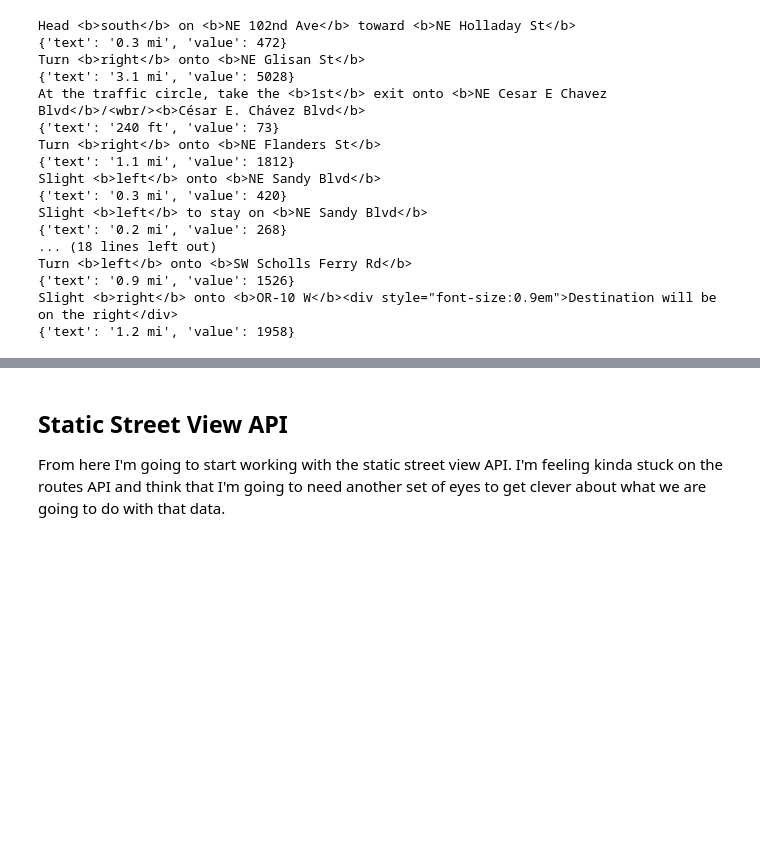
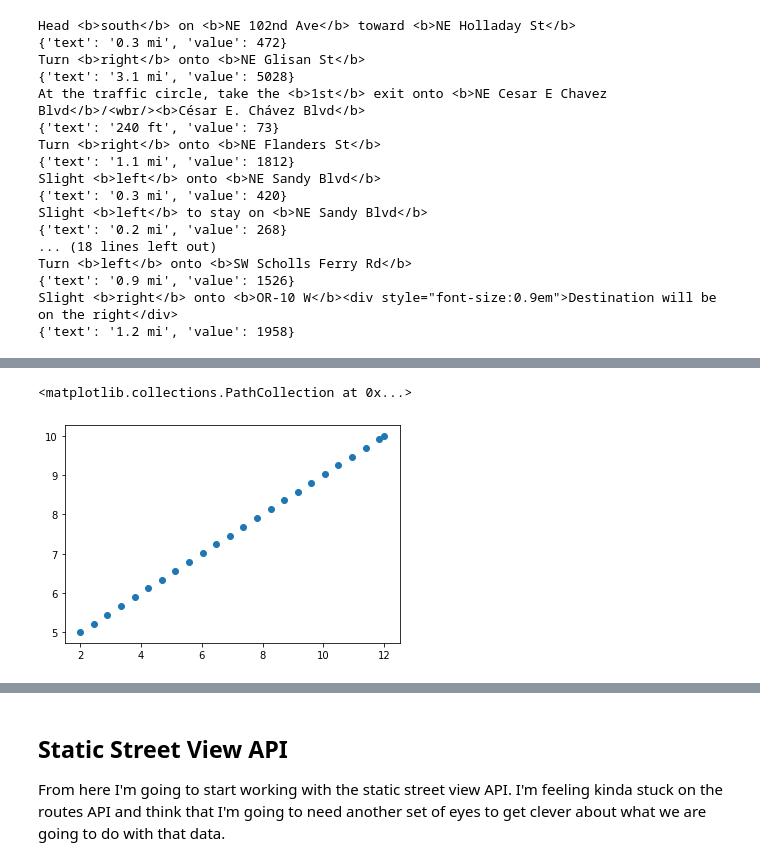
Before and after one commit to WheelGood/DS, a Jupyter notebook: APIexploration.ipynb, the cells around one changed output, grey strips where cells are left out. Drawn from its saved outputs; the diff is of its cells as text; code cells hidden in the pictures; blank space fills up the shorter version.

Commit message:
adding a path finding function

```diff
--- a/APIexploration.ipynb
+++ b/APIexploration.ipynb
@@ -401,7 +433,6 @@ mcdonalds, murl = getDirections('1030 ne 102nd ave', 'portland','OR', '9475 sw b
 #this confirms that the steps of the URL that was created are the correct steps
 #only downside is that there is virutally nothing to do with them
 locations=getSteps(murl)
-for step in location:
 # %% [output]
 Head <b>south</b> on <b>NE 102nd Ave</b> toward <b>NE Holladay St</b>
 {'text': '0.3 mi', 'value': 472}
@@ -442,0 +454,7 @@ mcdonalds
+# %%
+locations
+start['x']=locations[0][0]['lat']
+start['y']=locations[0][0]['lng']
+stop['x']=locations[0][1]['lat']
+stop['y']=locations[0][1]['lng']
+locations[1:]
@@ -442,0 +513,40 @@ mcdonalds
+# %%
+def getPath(start, stop, step):
+    '''
+    start is a dictionary of x and y
+    stop is a dictionary of x and y
+    step is the length of the step in degrees'''
+
+    #the variables needed for traveling along the path
+    m=(stop['y']-start['y'])/(stop['x']-start['x'])
+    b=start['y']-start['x']*m
+
+    #the variables needed for calculating steps
+    theta = np.arctan([start['x'], start['y']])[0]
+    xstep = np.cos(theta)*step
+
+    #starting the loop
+    steps=[]
+    pos=start['x']
+
+    #loop through steps on the path
+    while(pos<stop['x']):
+        steps.append([pos, m*pos+b])
+        pos += xstep
+
+    #add the stop step
+    steps.append([stop['x'],stop['y']])
+
+    return steps
+# %%
+points = getPath({'x':2,'y':5}, {'x':12,'y':10}, 1)
+# graphically check my work
+x=[]
+y=[]
+for point in points:
+    x.append(point[0])
+    y.append(point[1])
+plt.scatter(x, y)
+# %% [output]
+<matplotlib.collections.PathCollection at 0x...>
+[figure, added]
```
Also changed, not shown: parts of 23 cells of this notebook.
